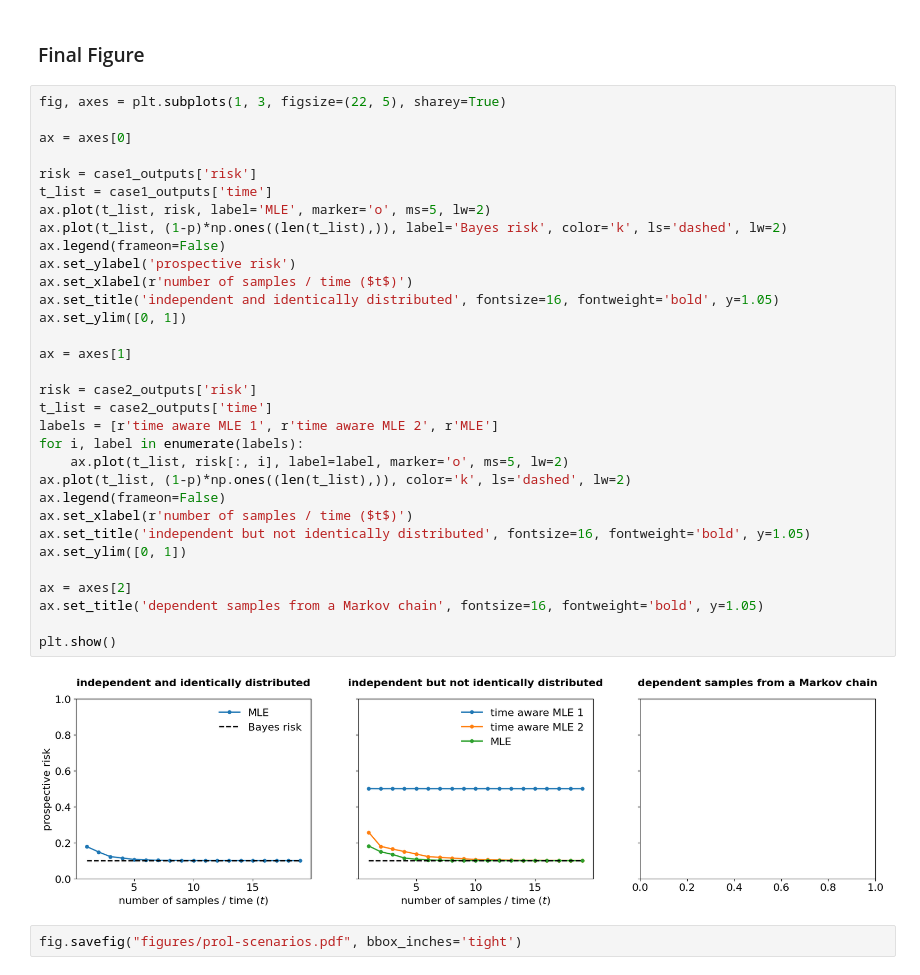
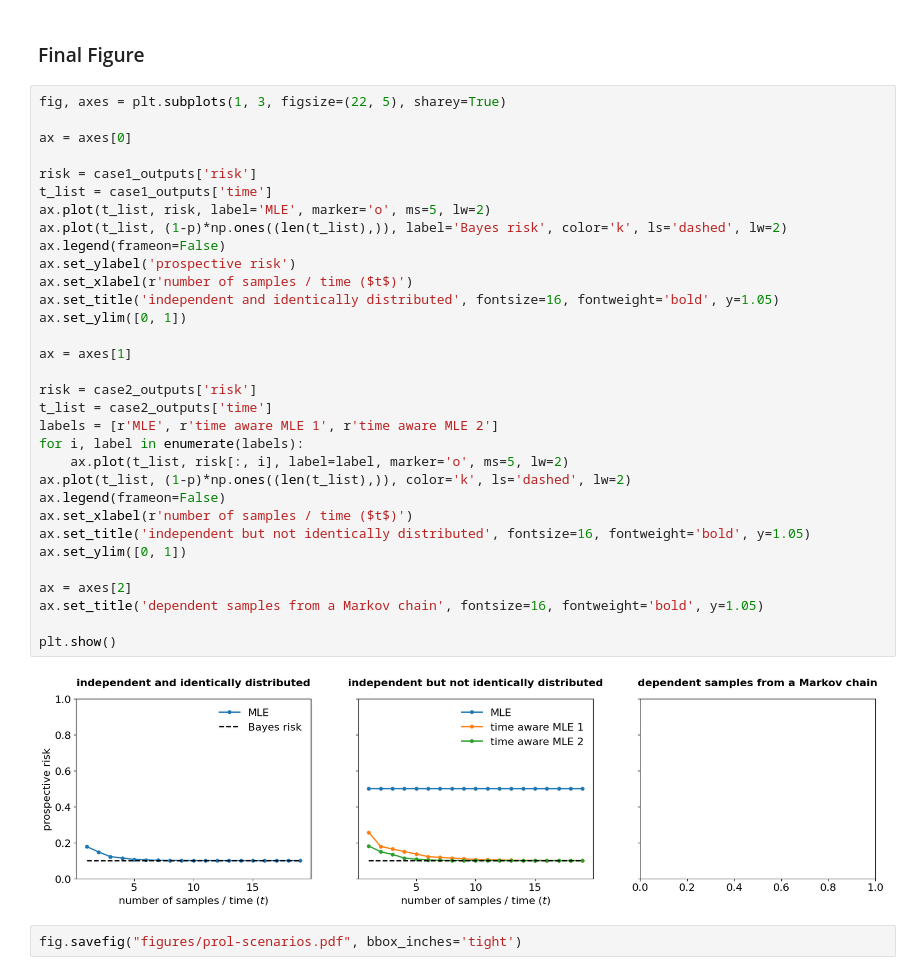
Before and after one commit to YuxinB/ProL, a Jupyter notebook: notebooks/6-four-cases-of-PL-montecarlo.ipynb, the cells around one changed output. Drawn from its saved outputs; the diff is of its cells as text.

```diff
--- a/notebooks/6-four-cases-of-PL-montecarlo.ipynb
+++ b/notebooks/6-four-cases-of-PL-montecarlo.ipynb
@@ -286,35 +286,35 @@ fig, axes = plt.subplots(1, 3, figsize=(22, 5), sharey=True)
 
 ax = axes[0]
 
 risk = case1_outputs['risk']
 t_list = case1_outputs['time']
 ax.plot(t_list, risk, label='MLE', marker='o', ms=5, lw=2)
 ax.plot(t_list, (1-p)*np.ones((len(t_list),)), label='Bayes risk', color='k', ls='dashed', lw=2)
 ax.legend(frameon=False)
 ax.set_ylabel('prospective risk')
 ax.set_xlabel(r'number of samples / time ($t$)')
 ax.set_title('independent and identically distributed', fontsize=16, fontweight='bold', y=1.05)
 ax.set_ylim([0, 1])
 
 ax = axes[1]
 
 risk = case2_outputs['risk']
 t_list = case2_outputs['time']
-labels = [r'time aware MLE 1', r'time aware MLE 2', r'MLE']
+labels = [r'MLE', r'time aware MLE 1', r'time aware MLE 2']
 for i, label in enumerate(labels):
     ax.plot(t_list, risk[:, i], label=label, marker='o', ms=5, lw=2)
 ax.plot(t_list, (1-p)*np.ones((len(t_list),)), color='k', ls='dashed', lw=2)
 ax.legend(frameon=False)
 ax.set_xlabel(r'number of samples / time ($t$)')
 ax.set_title('independent but not identically distributed', fontsize=16, fontweight='bold', y=1.05)
 ax.set_ylim([0, 1])
 
 ax = axes[2]
 ax.set_title('dependent samples from a Markov chain', fontsize=16, fontweight='bold', y=1.05)
 
 plt.show()
 # %% [output]
-[figure, old version]
+[figure, new version]
 # %%
 fig.savefig("figures/prol-scenarios.pdf", bbox_inches='tight')
 # %% [markdown]
```
Also changed, not shown: 1 other file.
